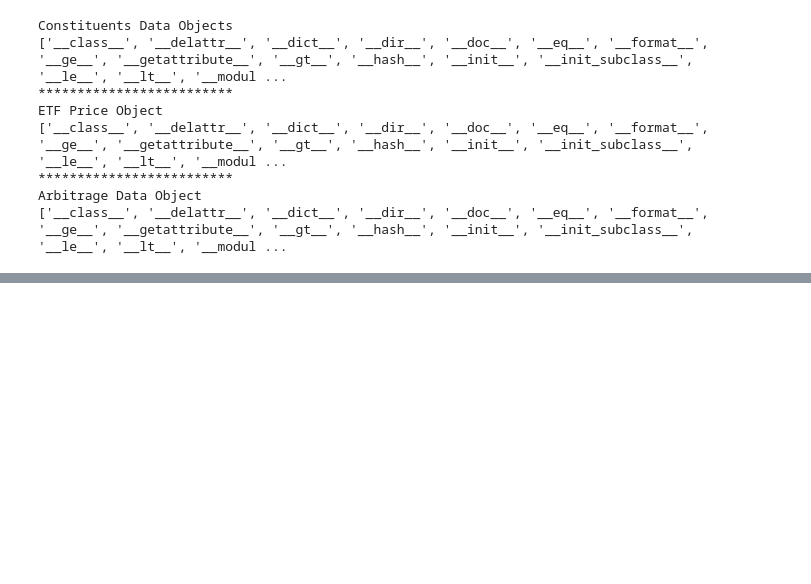
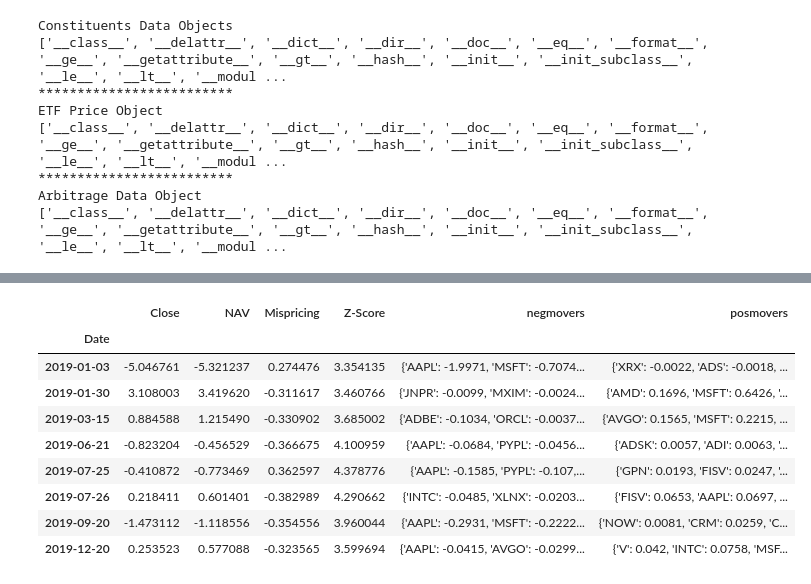
Before and after one commit to sarthak0906/ETF, a Jupyter notebook: Outliers & Standard Deviation Calculations.ipynb, the cells around one changed output, grey strips where cells are left out. Cells and saved outputs as stored; diff of their text form; code cells hidden in the pictures; blank space fills up the shorter version.

```diff
--- a/Outliers & Standard Deviation Calculations.ipynb
+++ b/Outliers & Standard Deviation Calculations.ipynb
@@ -245,0 +253,15 @@ temp[temp['Z-Score']>thresoldStandrdDeviation]
+# %%
+daysofarbitrage=arbob.navDF[arbob.navDF['Z-Score']>3]
+# %%
+daysofarbitrage
+# %% [output]
+|  | Close | NAV | Mispricing | Z-Score | negmovers | posmovers |
+| Date |  |  |  |  |  |  |
+| 2019-01-03 | -5.046761 | -5.321237 | 0.274476 | 3.354135 | {'AAPL': -1.9971, 'MSFT': -0.7074... | {'XRX': -0.0022, 'ADS': -0.0018, ... |
+| 2019-01-30 | 3.108003 | 3.419620 | -0.311617 | 3.460766 | {'JNPR': -0.0099, 'MXIM': -0.0024... | {'AMD': 0.1696, 'MSFT': 0.6426, '... |
+| 2019-03-15 | 0.884588 | 1.215490 | -0.330902 | 3.685002 | {'ADBE': -0.1034, 'ORCL': -0.0037... | {'AVGO': 0.1565, 'MSFT': 0.2215, ... |
+| 2019-06-21 | -0.823204 | -0.456529 | -0.366675 | 4.100959 | {'AAPL': -0.0684, 'PYPL': -0.0456... | {'ADSK': 0.0057, 'ADI': 0.0063, '... |
+| 2019-07-25 | -0.410872 | -0.773469 | 0.362597 | 4.378776 | {'AAPL': -0.1585, 'PYPL': -0.107,... | {'GPN': 0.0193, 'FISV': 0.0247, '... |
+| 2019-07-26 | 0.218411 | 0.601401 | -0.382989 | 4.290662 | {'INTC': -0.0485, 'XLNX': -0.0203... | {'FISV': 0.0653, 'AAPL': 0.0697, ... |
+| 2019-09-20 | -1.473112 | -1.118556 | -0.354556 | 3.960044 | {'AAPL': -0.2931, 'MSFT': -0.2222... | {'NOW': 0.0081, 'CRM': 0.0259, 'C... |
+| 2019-12-20 | 0.253523 | 0.577088 | -0.323565 | 3.599694 | {'AAPL': -0.0415, 'AVGO': -0.0299... | {'V': 0.042, 'INTC': 0.0758, 'MSF... |
```
Also changed, not shown: parts of 11 cells of this notebook, 14 other files.
